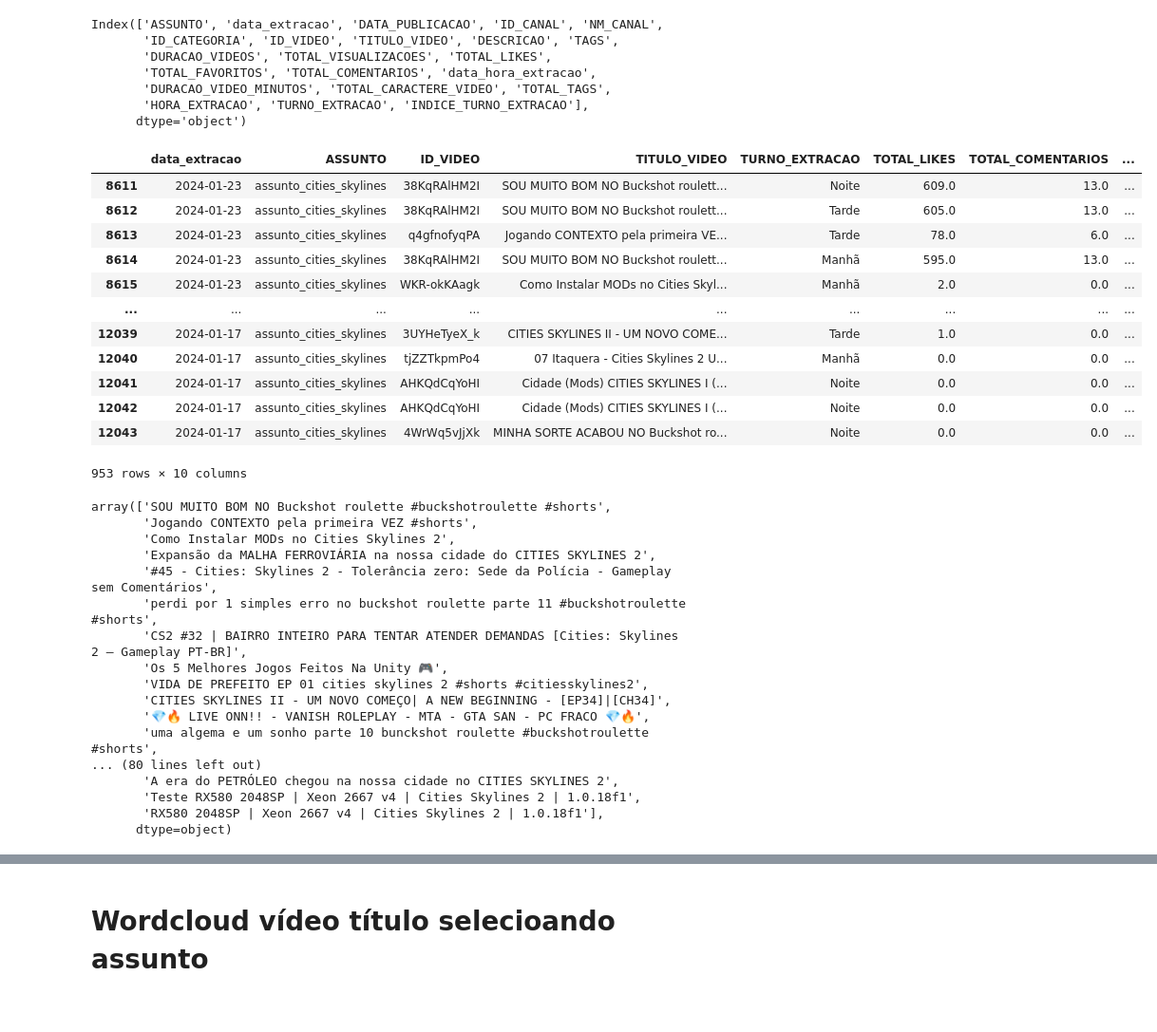
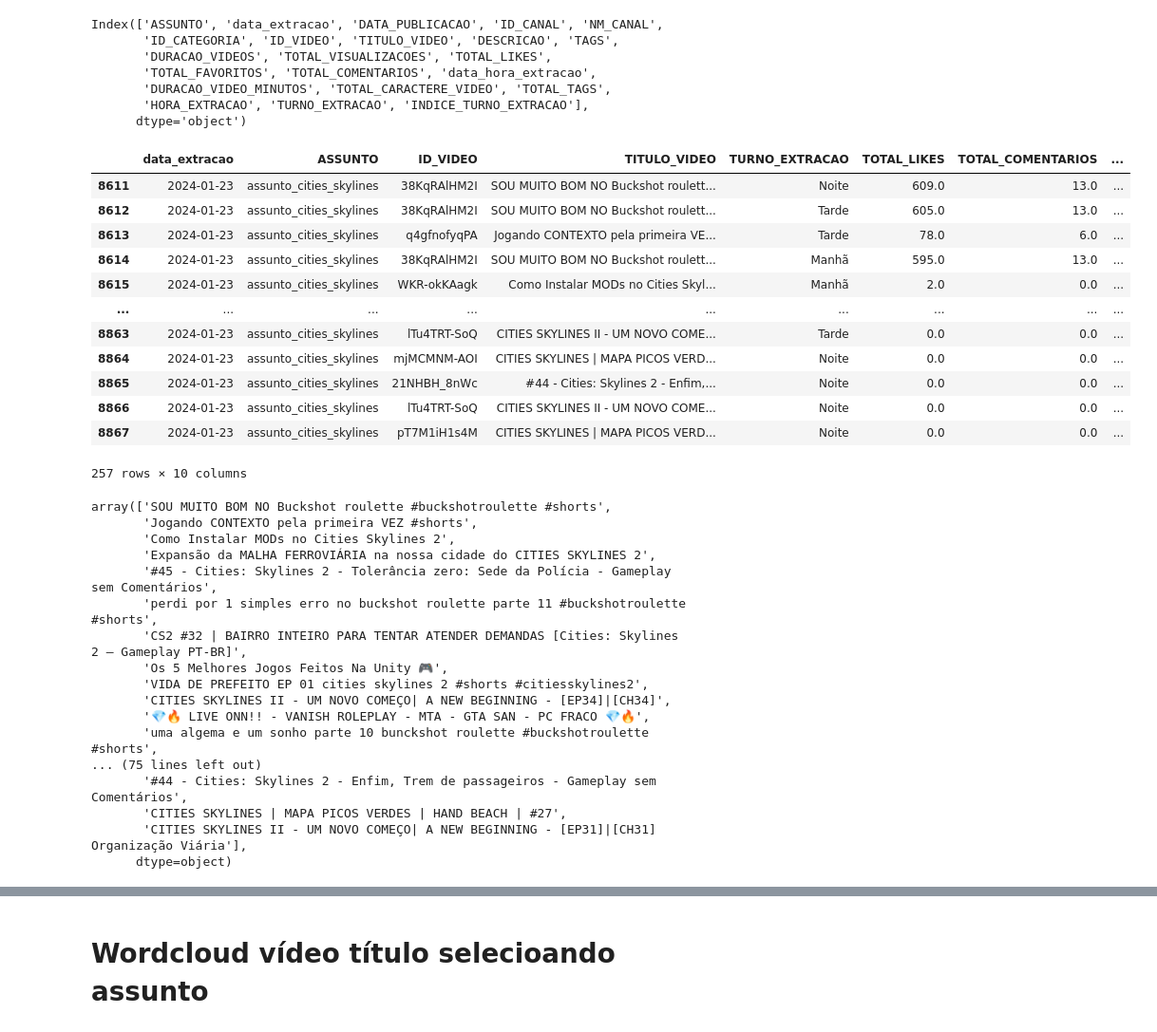
Before and after one commit to rodrigorocha1/analise_dados_youtube, a Jupyter notebook: notebooks_v2/visualizacoes.ipynb, the cells around one changed output, grey strips where cells are left out. Shown at 95% size. Drawn from its saved outputs; the diff is of its cells as text; code cells hidden in the pictures.

```diff
--- a/notebooks_v2/visualizacoes.ipynb
+++ b/notebooks_v2/visualizacoes.ipynb
@@ -913,22 +913,22 @@ Index(['ASSUNTO', 'data_extracao', 'DATA_PUBLICACAO', 'ID_CANAL', 'NM_CANAL',
 # %%
 colunas = ['data_extracao', 'ASSUNTO', 'ID_VIDEO', 'TITULO_VIDEO', 'TURNO_EXTRACAO', 'TOTAL_LIKES', 'TOTAL_COMENTARIOS', 'TOTAL_VISUALIZACOES', 'INDICE_TURNO_EXTRACAO', 'TOTAL_FAVORITOS']
 base_video = pd.read_parquet('../dados/ouro/dados_tratado_estatisticas_gerais.parquet', columns=colunas)
-base_video = base_video.query('ASSUNTO == "assunto_cities_skylines"')
+base_video = base_video.query('ASSUNTO == "assunto_cities_skylines" and data_extracao == "2024-01-23"')
 base_video
 # %% [output]
 |  | data_extracao | ASSUNTO | ID_VIDEO | TITULO_VIDEO | TURNO_EXTRACAO | TOTAL_LIKES | TOTAL_COMENTARIOS | ... |
 | 8611 | 2024-01-23 | assunto_cities_skylines | 38KqRAlHM2I | SOU MUITO BOM NO Buckshot roulett... | Noite | 609.0 | 13.0 | ... |
 | 8612 | 2024-01-23 | assunto_cities_skylines | 38KqRAlHM2I | SOU MUITO BOM NO Buckshot roulett... | Tarde | 605.0 | 13.0 | ... |
 | 8613 | 2024-01-23 | assunto_cities_skylines | q4gfnofyqPA | Jogando CONTEXTO pela primeira VE... | Tarde | 78.0 | 6.0 | ... |
 | 8614 | 2024-01-23 | assunto_cities_skylines | 38KqRAlHM2I | SOU MUITO BOM NO Buckshot roulett... | Manhã | 595.0 | 13.0 | ... |
 | 8615 | 2024-01-23 | assunto_cities_skylines | WKR-okKAagk | Como Instalar MODs no Cities Skyl... | Manhã | 2.0 | 0.0 | ... |
 | ... | ... | ... | ... | ... | ... | ... | ... | ... |
-| 12039 | 2024-01-17 | assunto_cities_skylines | 3UYHeTyeX_k | CITIES SKYLINES II - UM NOVO COME... | Tarde | 1.0 | 0.0 | ... |
-| 12040 | 2024-01-17 | assunto_cities_skylines | tjZZTkpmPo4 | 07 Itaquera - Cities Skylines 2 U... | Manhã | 0.0 | 0.0 | ... |
-| 12041 | 2024-01-17 | assunto_cities_skylines | AHKQdCqYoHI | Cidade (Mods) CITIES SKYLINES I (... | Noite | 0.0 | 0.0 | ... |
-| 12042 | 2024-01-17 | assunto_cities_skylines | AHKQdCqYoHI | Cidade (Mods) CITIES SKYLINES I (... | Noite | 0.0 | 0.0 | ... |
-| 12043 | 2024-01-17 | assunto_cities_skylines | 4WrWq5vJjXk | MINHA SORTE ACABOU NO Buckshot ro... | Noite | 0.0 | 0.0 | ... |
+| 8863 | 2024-01-23 | assunto_cities_skylines | lTu4TRT-SoQ | CITIES SKYLINES II - UM NOVO COME... | Tarde | 0.0 | 0.0 | ... |
+| 8864 | 2024-01-23 | assunto_cities_skylines | mjMCMNM-AOI | CITIES SKYLINES | MAPA PICOS VERD... | Noite | 0.0 | 0.0 | ... |
+| 8865 | 2024-01-23 | assunto_cities_skylines | 21NHBH_8nWc | #44 - Cities: Skylines 2 - Enfim,... | Noite | 0.0 | 0.0 | ... |
+| 8866 | 2024-01-23 | assunto_cities_skylines | lTu4TRT-SoQ | CITIES SKYLINES II - UM NOVO COME... | Noite | 0.0 | 0.0 | ... |
+| 8867 | 2024-01-23 | assunto_cities_skylines | pT7M1iH1s4M | CITIES SKYLINES | MAPA PICOS VERD... | Noite | 0.0 | 0.0 | ... |
-953 rows × 10 columns
+257 rows × 10 columns
 # %%
 base_video['TITULO_VIDEO'].unique()
 # %% [output]
@@ -944,8 +944,8 @@ array(['SOU MUITO BOM NO Buckshot roulette #buckshotroulette #shorts',
        'CITIES SKYLINES II - UM NOVO COMEÇO| A NEW BEGINNING - [EP34]|[CH34]',
        '💎🔥 LIVE ONN!! - VANISH ROLEPLAY - MTA - GTA SAN - PC FRACO 💎🔥',
        'uma algema e um sonho parte 10 bunckshot roulette #buckshotroulette #shorts',
-... (80 lines left out)
-       'A era do PETRÓLEO chegou na nossa cidade no CITIES SKYLINES 2',
-       'Teste RX580 2048SP | Xeon 2667 v4 | Cities Skylines 2 | 1.0.18f1',
-       'RX580 2048SP | Xeon 2667 v4 | Cities Skylines 2 | 1.0.18f1'],
+... (75 lines left out)
+       '#44 - Cities: Skylines 2 - Enfim, Trem de passageiros - Gameplay sem Comentários',
+       'CITIES SKYLINES | MAPA PICOS VERDES | HAND BEACH | #27',
+       'CITIES SKYLINES II - UM NOVO COMEÇO| A NEW BEGINNING - [EP31]|[CH31] Organização Viária'],
       dtype=object)
```
Also changed, not shown: parts of 8 cells of this notebook, 1 other file.
